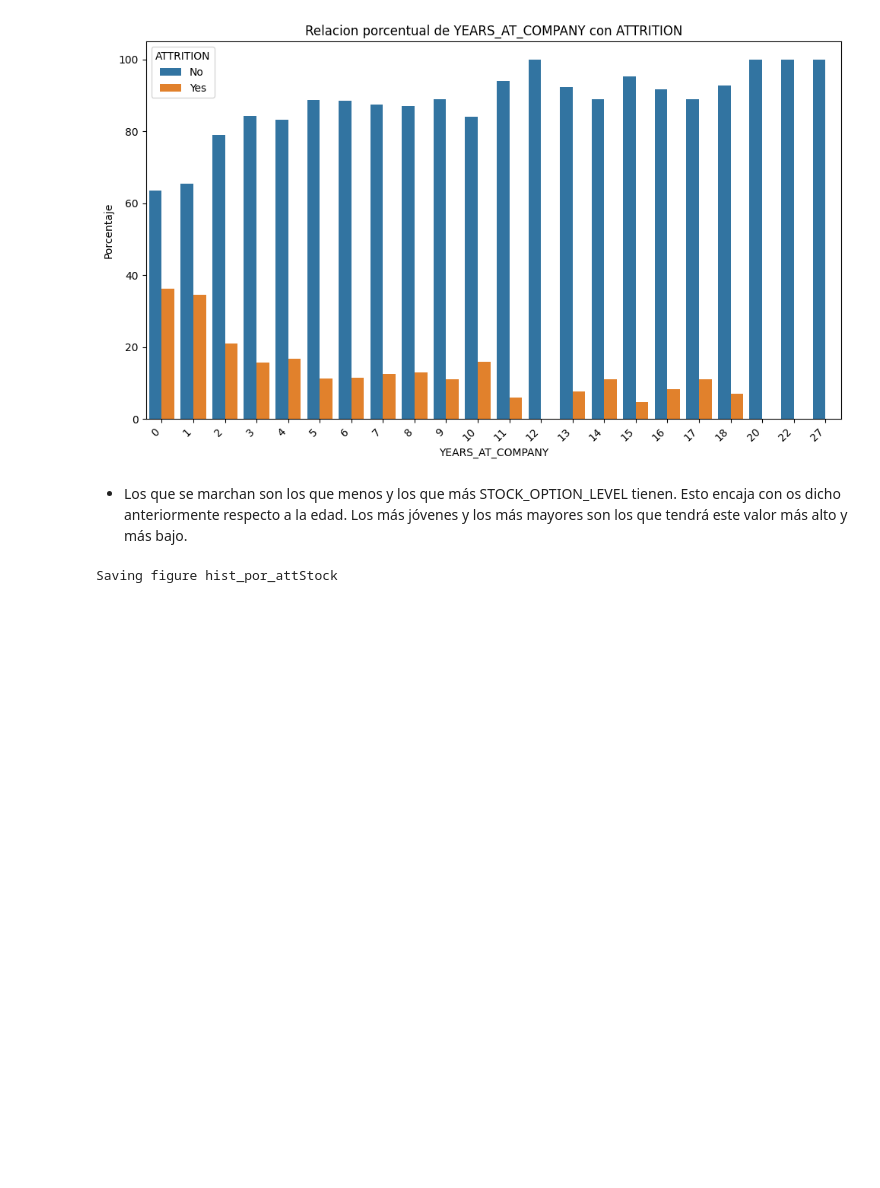
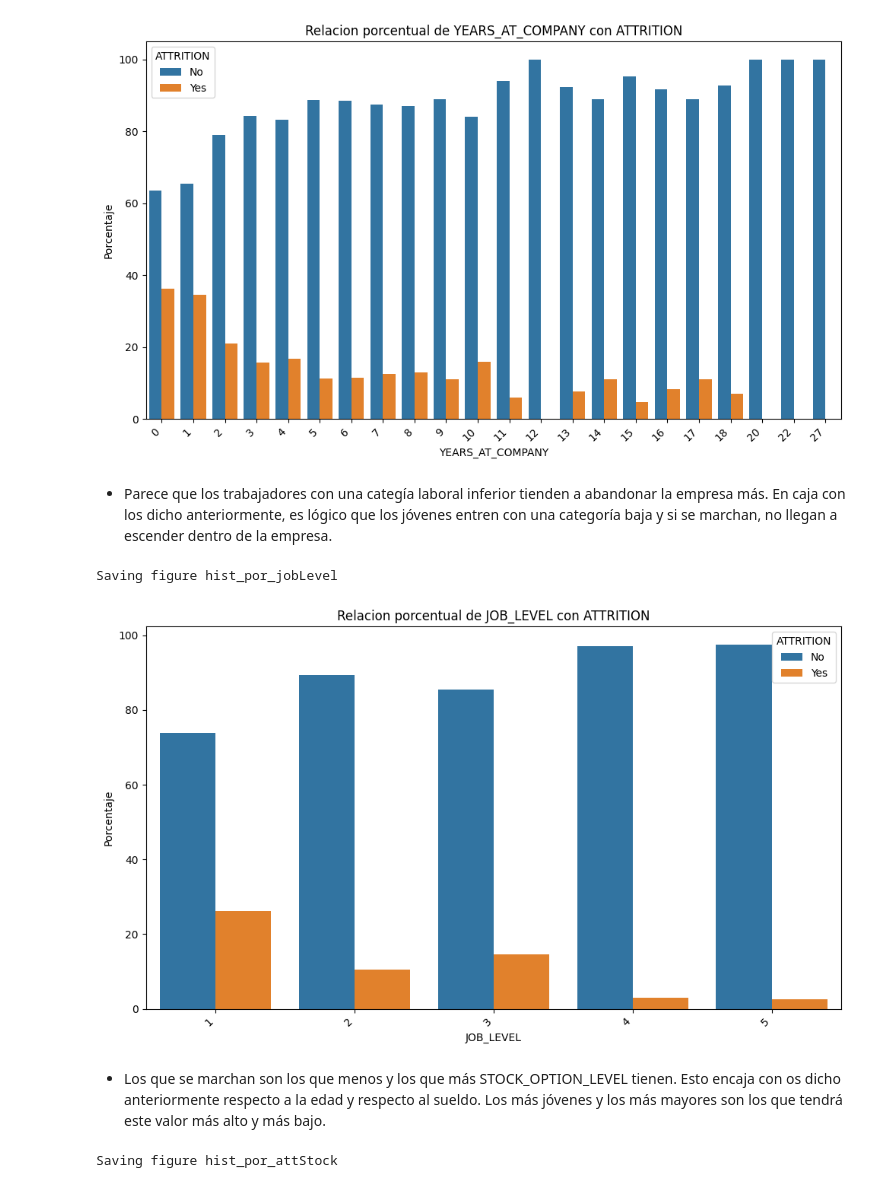
Before and after one commit to Origamologo/Empleados, a Jupyter notebook: 02_visualización.ipynb, the cells around one changed output. Drawn from its saved outputs; the diff is of its cells as text; code cells hidden in the pictures; blank space fills up the shorter version.

```diff
--- a/02_visualización.ipynb
+++ b/02_visualización.ipynb
@@ -128,8 +128,15 @@ histo_porcentual(df_completo, 'YEARS_AT_COMPANY', 'ATTRITION', 'hist_por_attYear
 # %% [output]
 Saving figure hist_por_attYears
 [figure]
+# %% [markdown]
+* Parece que los trabajadores con una categía laboral inferior tienden a abandonar la empresa más. En caja con los dicho anteriormente, es lógico que los jóvenes entren con una categoría baja y si se marchan, no llegan a escender dentro de la empresa.
+# %%
+histo_porcentual(df_completo, 'JOB_LEVEL', 'ATTRITION', 'hist_por_jobLevel')
+# %% [output]
+Saving figure hist_por_jobLevel
+[figure, added]
 # %% [markdown]
-* Los que se marchan son los que menos y los que más STOCK_OPTION_LEVEL tienen. Esto encaja con os dicho anteriormente respecto a la edad. Los más jóvenes y los más mayores son los que tendrá este valor más alto y más bajo.
+* Los que se marchan son los que menos y los que más STOCK_OPTION_LEVEL tienen. Esto encaja con os dicho anteriormente respecto a la edad y respecto al sueldo. Los más jóvenes y los más mayores son los que tendrá este valor más alto y más bajo.
 # %%
 # Opciones sobre acciones
 
```
Also changed, not shown: 1 other file.
